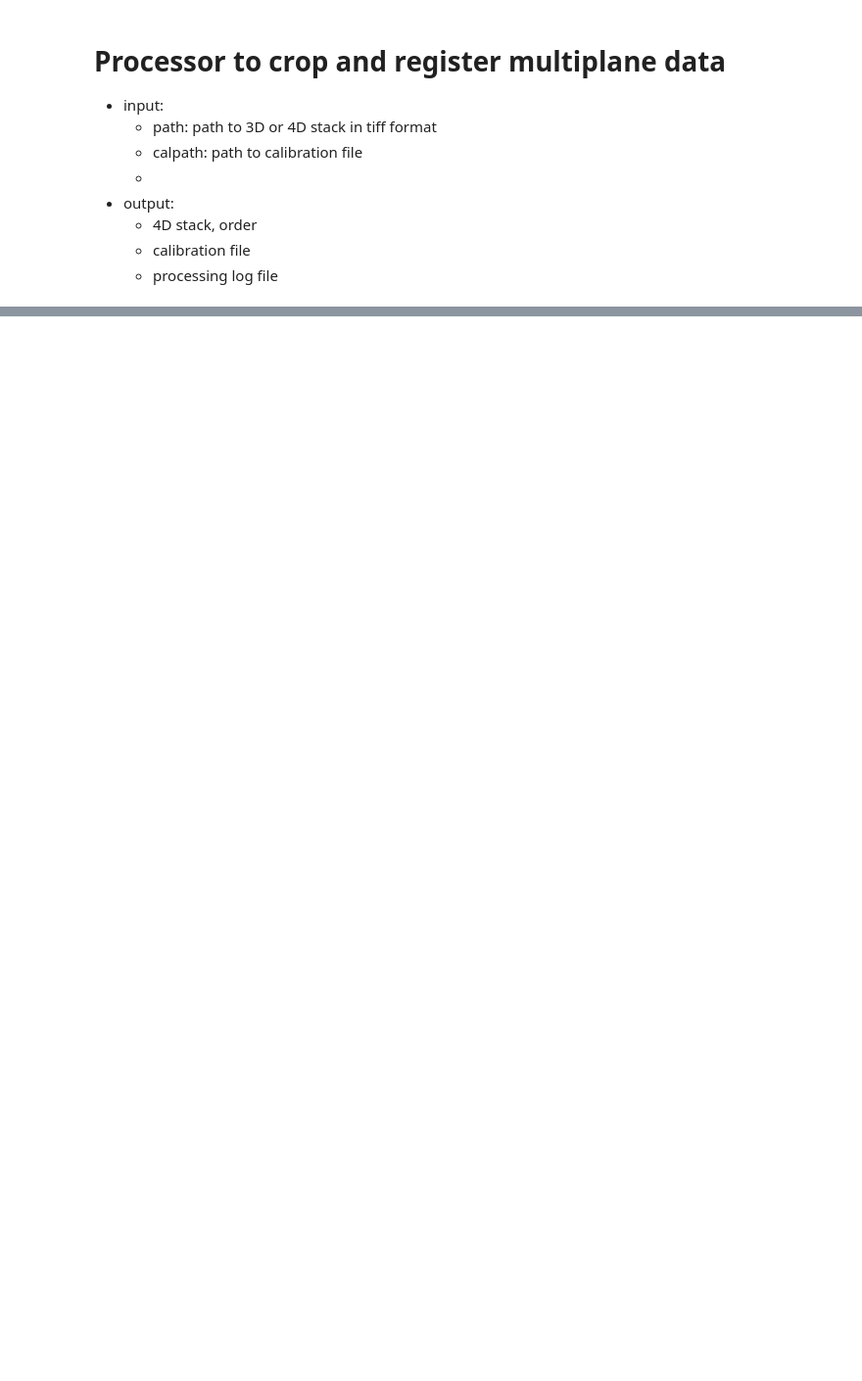
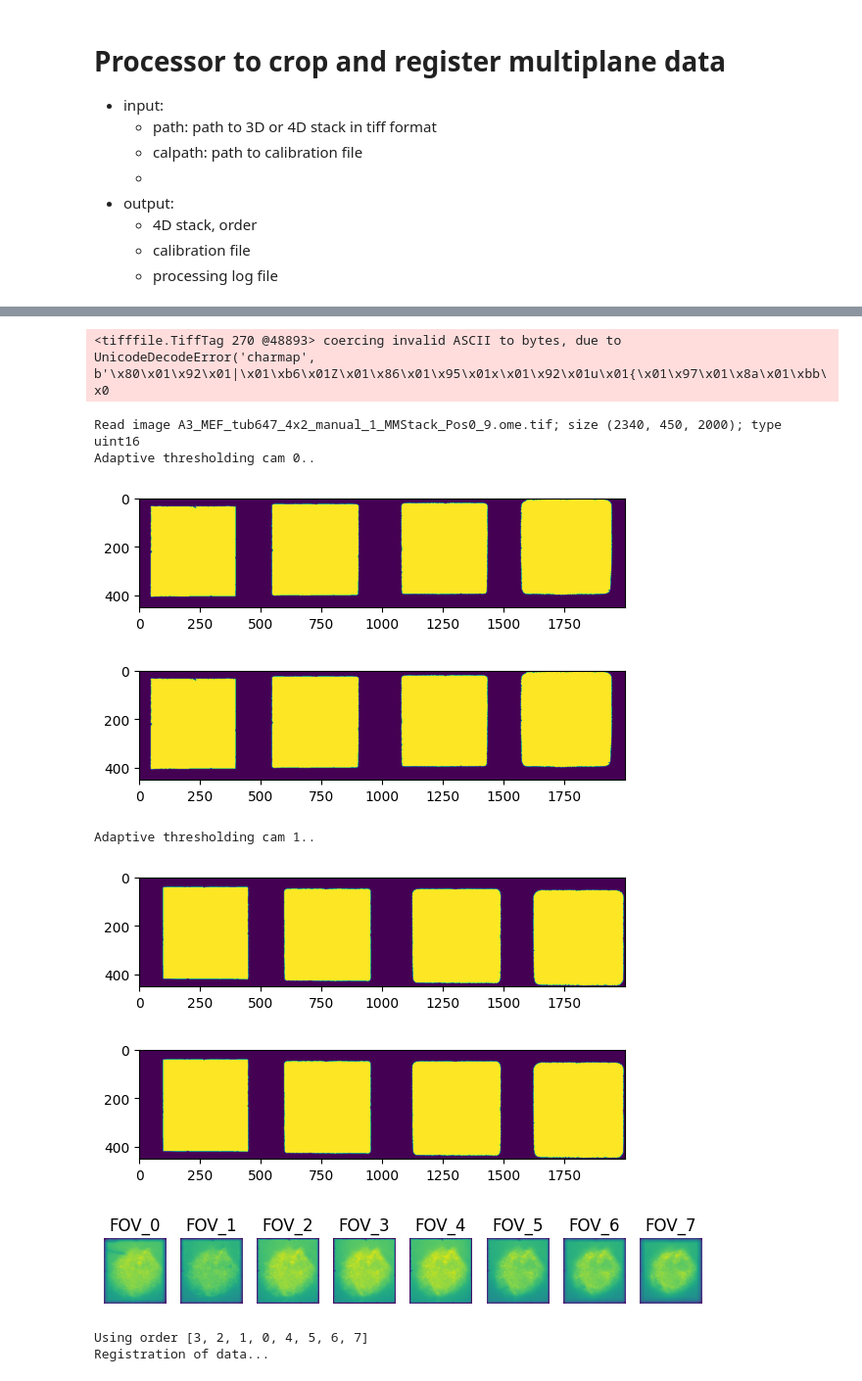
Before and after one commit to moengels/mp_proc, a Jupyter notebook: main_processing.ipynb, the cells around one changed output, grey strips where cells are left out. Shown: that part at 98% size. Saved outputs shown, nothing was run; the diff lists cells and outputs as text; code cells hidden in the pictures; blank space fills up the shorter version.

```diff
--- a/main_processing.ipynb
+++ b/main_processing.ipynb
@@ -21,7 +25,8 @@ proc.get_metadata()
 # %%
 proc.P['nplanes']= 8
-#proc.P['order_default']= [0,1,2,3,4,5,6,7]
+proc.P['order_default']= [3,2,1,0,4,5,6,7]
 proc.P['use_projection'] = 'median'
+proc.P["apply_transform"]= False
 proc.deskew_cam = False
 # %%
 # activate logging
@@ -29,4 +34,16 @@ proc.set_logging(True)
 #proc.load_calibration()
 proc.cal={}
 # %%
-proc.calibrate(is_bead = True)
+proc.calibrate(is_bead = False)
+# %% [output]
+<tifffile.TiffTag 270 @48893> coercing invalid ASCII to bytes, due to UnicodeDecodeError('charmap', b'\x80\x01\x92\x01|\x01\xb6\x01Z\x01\x86\x01\x95\x01x\x01\x92\x01u\x01{\x01\x97\x01\x8a\x01\xbb\x0
+Read image A3_MEF_tub647_4x2_manual_1_MMStack_Pos0_9.ome.tif; size (2340, 450, 2000); type uint16
+Adaptive thresholding cam 0..
+[figure, added]
+[figure, added]
+Adaptive thresholding cam 1..
+[figure, added]
+[figure, added]
+[figure, added]
+Using order [3, 2, 1, 0, 4, 5, 6, 7]
+Registration of data...
```
Also changed, not shown: parts of 3 cells of this notebook, 1 other file.
